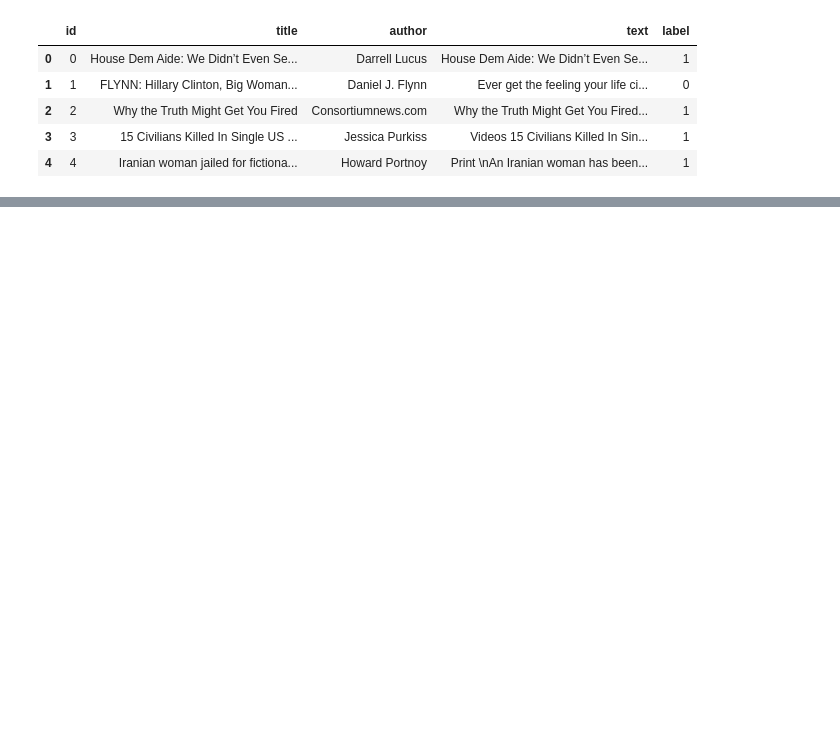
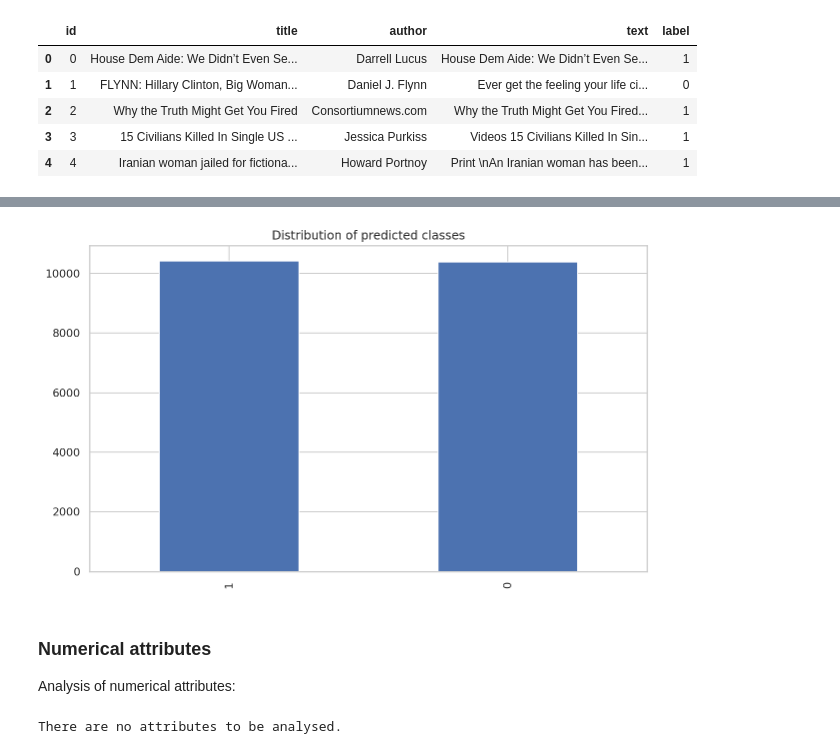
Before and after one commit to pmacinec/fake-news-datasets, a Jupyter notebook: datasets/fake_news_kaggle/fake_news_kaggle.ipynb, the cells around one changed output, grey strips where cells are left out. Saved outputs shown, nothing was run; the diff lists cells and outputs as text; code cells hidden in the pictures; blank space fills up the shorter version.

```diff
--- a/datasets/fake_news_kaggle/fake_news_kaggle.ipynb
+++ b/datasets/fake_news_kaggle/fake_news_kaggle.ipynb
@@ -124,0 +145,12 @@ df['label'].value_counts().plot(kind='bar', title='Distribution of labels')
+# %%
+df[label_column].value_counts().plot(kind='bar', title='Distribution of predicted classes');
+# %% [output]
+[figure, added]
+# %% [markdown]
+### Numerical attributes
+
+Analysis of numerical attributes:
+# %%
+analyse_numerical_attributes(df, label_column, numerical_attributes)
+# %% [output]
+There are no attributes to be analysed.
```
Also changed, not shown: parts of 52 cells of this notebook, 1 other file.
